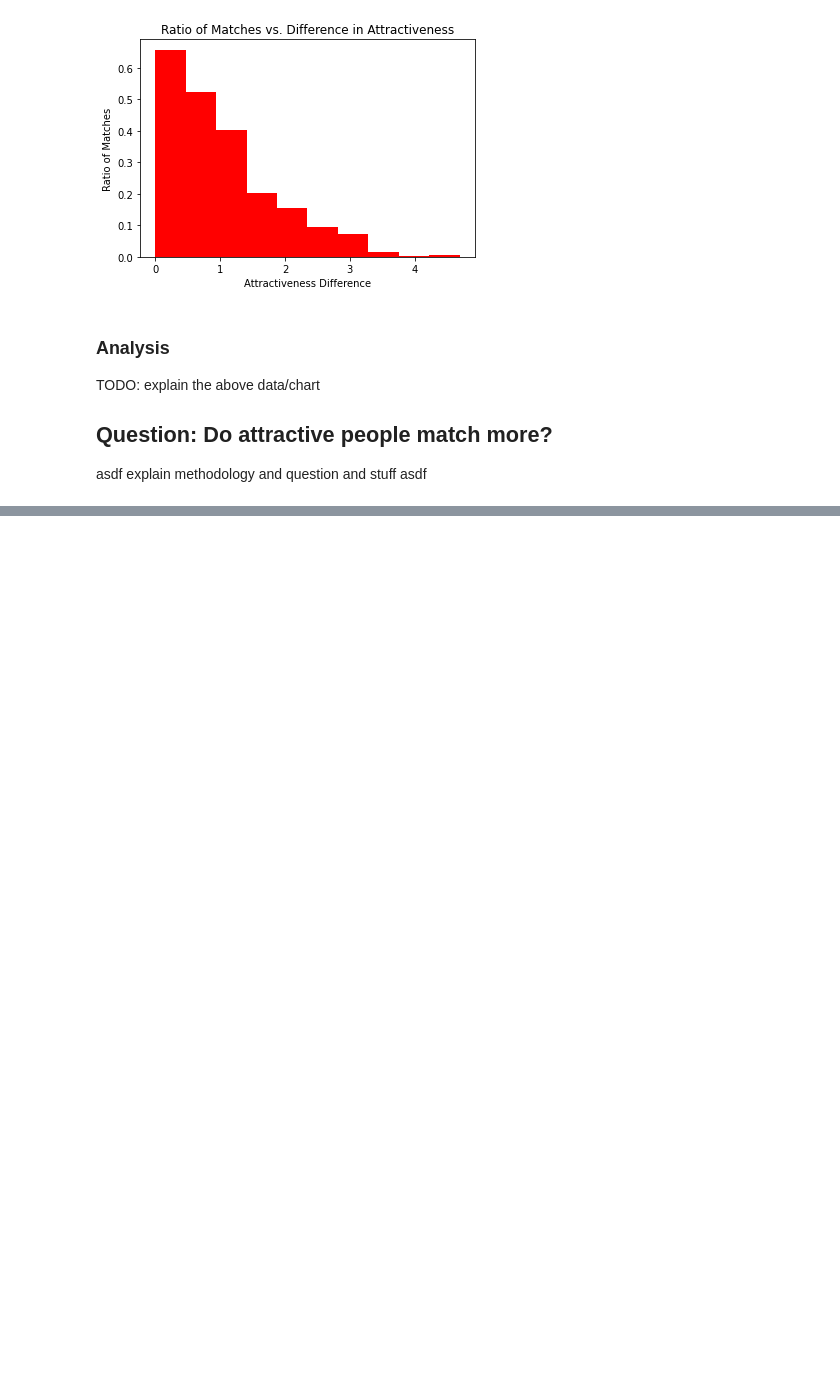
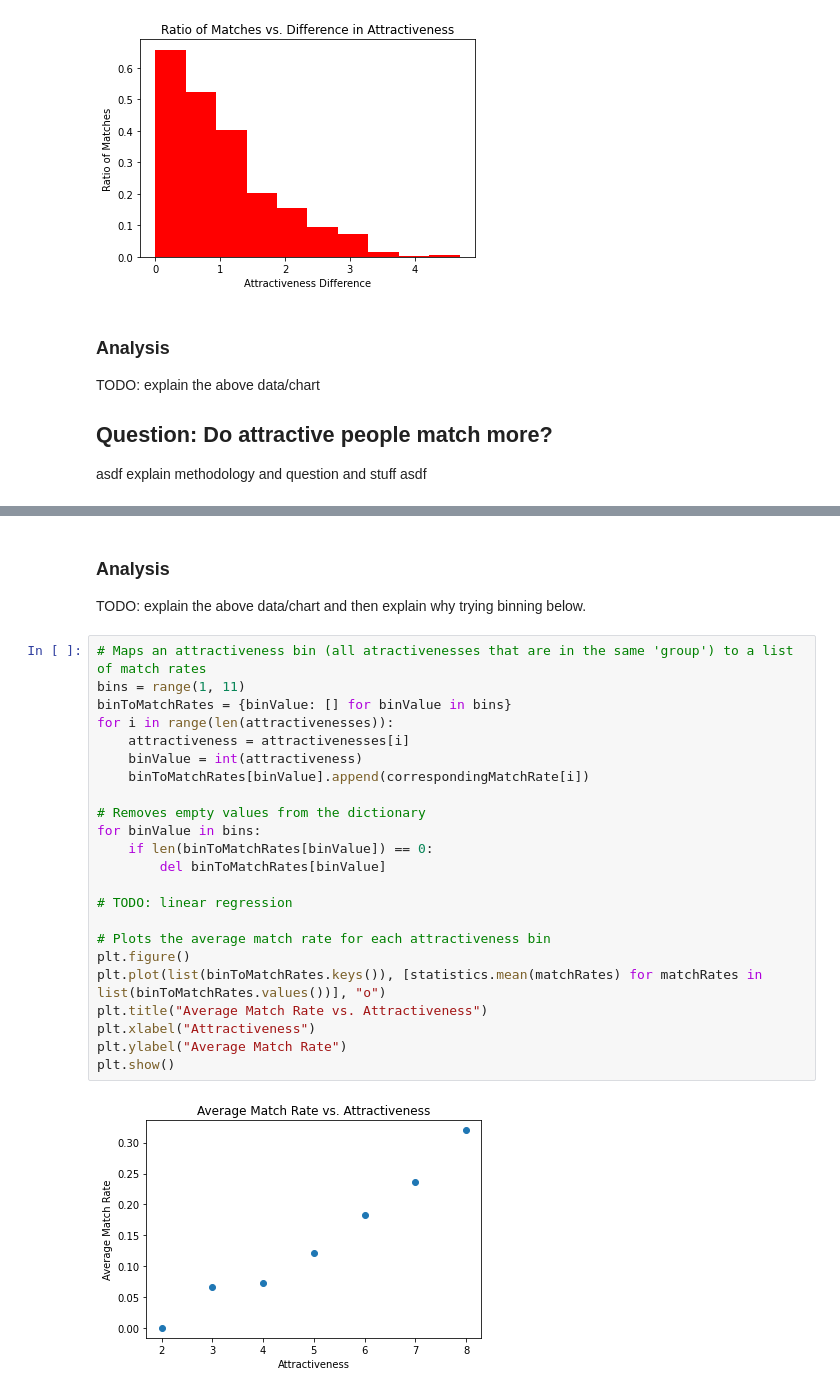
Before and after one commit to Kadekool/Speed-Dating-Exploration, a Jupyter notebook: Speed Dating Jupyter.ipynb, the cells around one changed output, grey strips where cells are left out. Saved outputs shown, nothing was run; the diff lists cells and outputs as text; blank space fills up the shorter version.

Commit message:
Started new cleaner plot using binning and averages

```diff
--- a/Speed Dating Jupyter.ipynb
+++ b/Speed Dating Jupyter.ipynb
@@ -86,5 +89,33 @@ print("Linear Regression Equation: y = {:10.5f}x + {:10.5f}.".format(*linearRegr
 # %% [output]
 [figure]
 Linear Regression Equation: y =    0.05579x +   -0.17657.
+# %% [markdown]
+### Analysis
+TODO: explain the above data/chart and then explain why trying binning below.
+# %%
+# Maps an attractiveness bin (all atractivenesses that are in the same 'group') to a list of match rates
+bins = range(1, 11)
+binToMatchRates = {binValue: [] for binValue in bins}
+for i in range(len(attractivenesses)):
+    attractiveness = attractivenesses[i]
+    binValue = int(attractiveness)
+    binToMatchRates[binValue].append(correspondingMatchRate[i])
+
+# Removes empty values from the dictionary
+for binValue in bins:
+    if len(binToMatchRates[binValue]) == 0:
+        del binToMatchRates[binValue]
+
+# TODO: linear regression
+
+# Plots the average match rate for each attractiveness bin
+plt.figure()
+plt.plot(list(binToMatchRates.keys()), [statistics.mean(matchRates) for matchRates in list(binToMatchRates.values())], "o")
+plt.title("Average Match Rate vs. Attractiveness")
+plt.xlabel("Attractiveness")
+plt.ylabel("Average Match Rate")
+plt.show()
+# %% [output]
+[figure, added]
 # %% [markdown]
 ### Analysis
```
Also changed, not shown: parts of 3 cells of this notebook.
